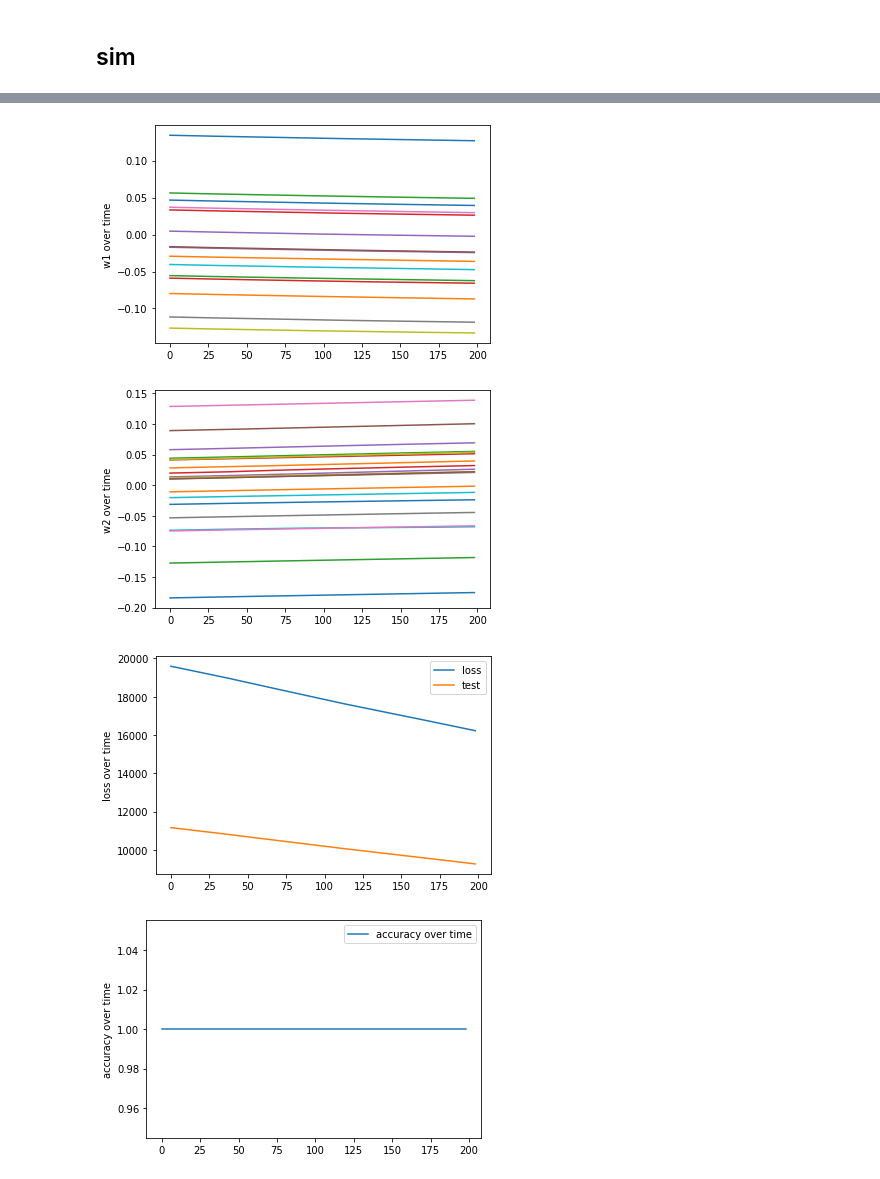
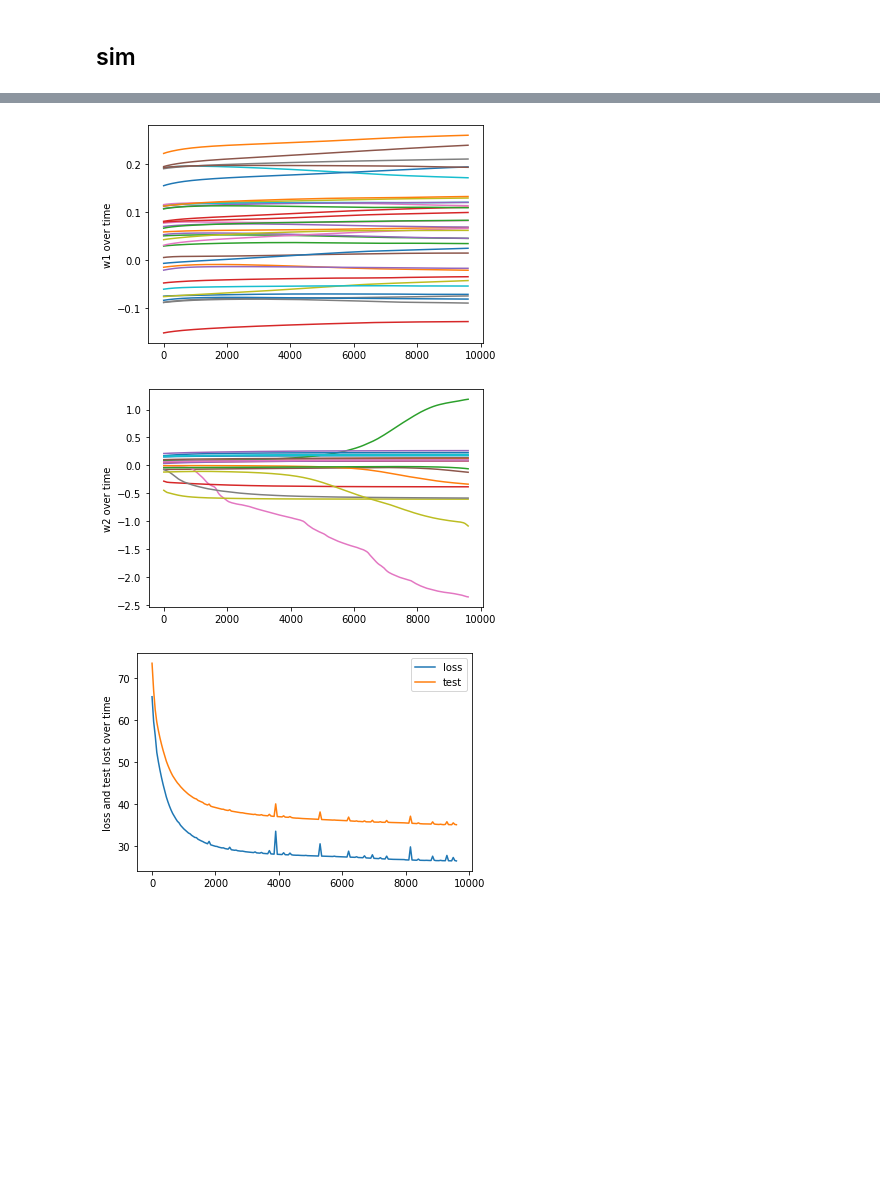
Before and after one commit to ishay320/Deep_Learning, a Jupyter notebook: neuralNetwork.ipynb, the cells around one changed output, grey strips where cells are left out. Saved outputs shown, nothing was run; the diff lists cells and outputs as text; code cells hidden in the pictures; blank space fills up the shorter version.

```diff
--- a/neuralNetwork.ipynb
+++ b/neuralNetwork.ipynb
@@ -50,18 +36,6 @@ update = tf.train.AdamOptimizer(learning_rate=alfa).minimize(loss)
 # %% [markdown]
 ## data function
 # %%
-def YtoArr(y):
-    arr = []
-    for i in y:
-        tmp = []
-        for j in range(255):# 25
-            if (int(i) == j) : # i/10
-                tmp.append(1)
-            else :
-                tmp.append(0)
-        arr.append(tmp)
-    return np.array(arr)
-
 def get_XY_from_image(photo_name:str,color:int,jumps:int=100,show:bool=False):
     data = asarray(Image.open(photo_name))
     color_arr = data[:,:,color]
@@ -70,12 +44,12 @@ def get_XY_from_image(photo_name:str,color:int,jumps:int=100,show:bool=False):
     data_x = []
     data_y = []
     print(f"pic size: {len(color_arr)}x{len(color_arr[0])} name: {photo_name}")
-    for i in range(2,len(color_arr)-2,jumps):
-        for j in range(2,len(color_arr[0])-2):
+    for i in range(int(pixels_radius/2),len(color_arr)-int(pixels_radius/2),jumps):
+        for j in range(int(pixels_radius/2),len(color_arr[0])-int(pixels_radius/2)):
             temp_y = [color_arr[i][j]]
             temp_x = []
-            for k in range(i-2,i+2):
-                for l in range(j-2,j+2):
+            for k in range(i-int(pixels_radius/2),i+int(pixels_radius/2)):
+                for l in range(j-int(pixels_radius/2),j+int(pixels_radius/2)):
                     if(k==i and l==j):
                         continue
                     temp_x.append(color_arr[k][l])
@@ -129,20 +99,15 @@ loss_in_time = []
 w_arr = []
 w2_arr = []
 test_over_time = []
-accuracy_over_time = []
-
-correct_prediction = tf.equal(tf.argmax(pred,1), tf.argmax(y,1))
-accuracy = tf.reduce_mean(tf.cast(correct_prediction, tf.float32))
 
 for i in range(0,10000):
        sess.run(update, feed_dict = {x:data_x, y:data_y})
-       if(i%show==0 and i>21):
+       if(i%show==0 and i>300):
               tmp = sess.run(loss,feed_dict={x:data_x,y:data_y})
               loss_in_time.append(tmp)
               w_arr.append(sess.run(w1))
               w2_arr.append(sess.run(w2))
               if(i%(show*1)==0):
                      print(f"i = {i}, loss = {tmp},")
-              accuracy_over_time.append(sess.run(accuracy, feed_dict={x:data_t_x,y:data_t_y}))
               test_over_time.append(sess.run(loss,feed_dict={x:data_t_x,y:data_t_y}))
 # %% [output]
@@ -166,27 +131,21 @@ i = 9950, loss = 16220.09765625,
 # %%
 d = np.array(np.array(w_arr).transpose()[0]).transpose()
-plt.plot(d)
+plt.plot(list(i*show for i in range(len(d))),d)
 plt.ylabel('w1 over time')
 plt.show()
 
 d = np.array(np.array(w2_arr).transpose()[0]).transpose()
-plt.plot(d)
+plt.plot(list(i*show for i in range(len(d))),d)
 plt.ylabel('w2 over time')
 plt.show()
 
-plt.plot(loss_in_time,label ="loss")
-plt.plot(test_over_time , label ="test")
+plt.plot(list(i*show for i in range(len(loss_in_time))),loss_in_time,label ="loss")
+plt.plot(list(i*show for i in range(len(test_over_time))),test_over_time , label ="test")
 plt.legend()
-plt.ylabel('loss over time')
+plt.ylabel('loss and test lost over time')
 plt.show()
-
-plt.plot(accuracy_over_time,label ="accuracy over time")
-plt.legend()
-plt.ylabel('accuracy over time')
-plt.show()
 # %% [output]
-[figure, old version]
+[figure, new version]
-[figure, old version]
+[figure, new version]
-[figure, old version]
+[figure, new version]
-[figure, removed]
 # %%
```
Also changed, not shown: parts of 4 cells of this notebook, 1 other file.
